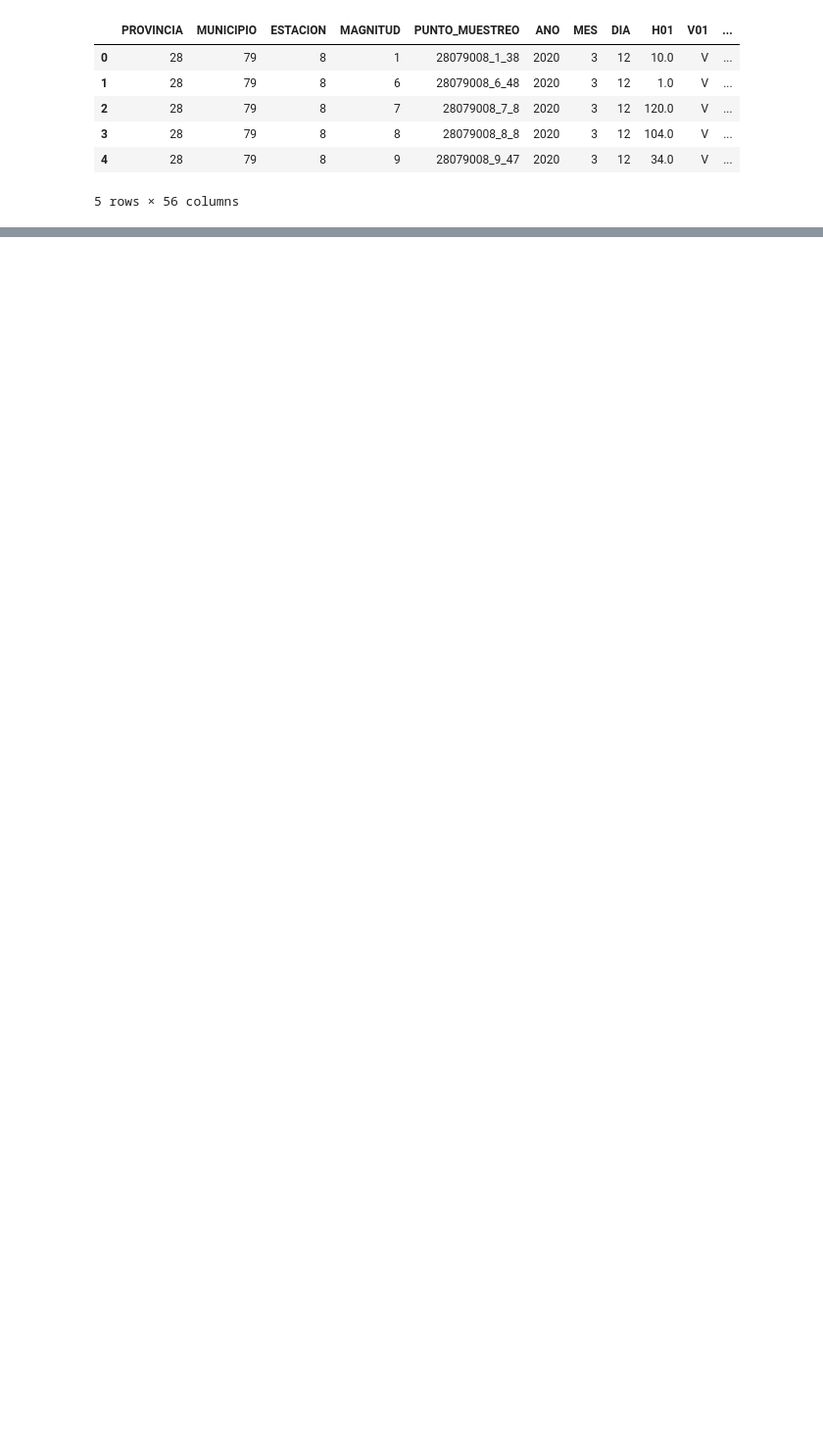
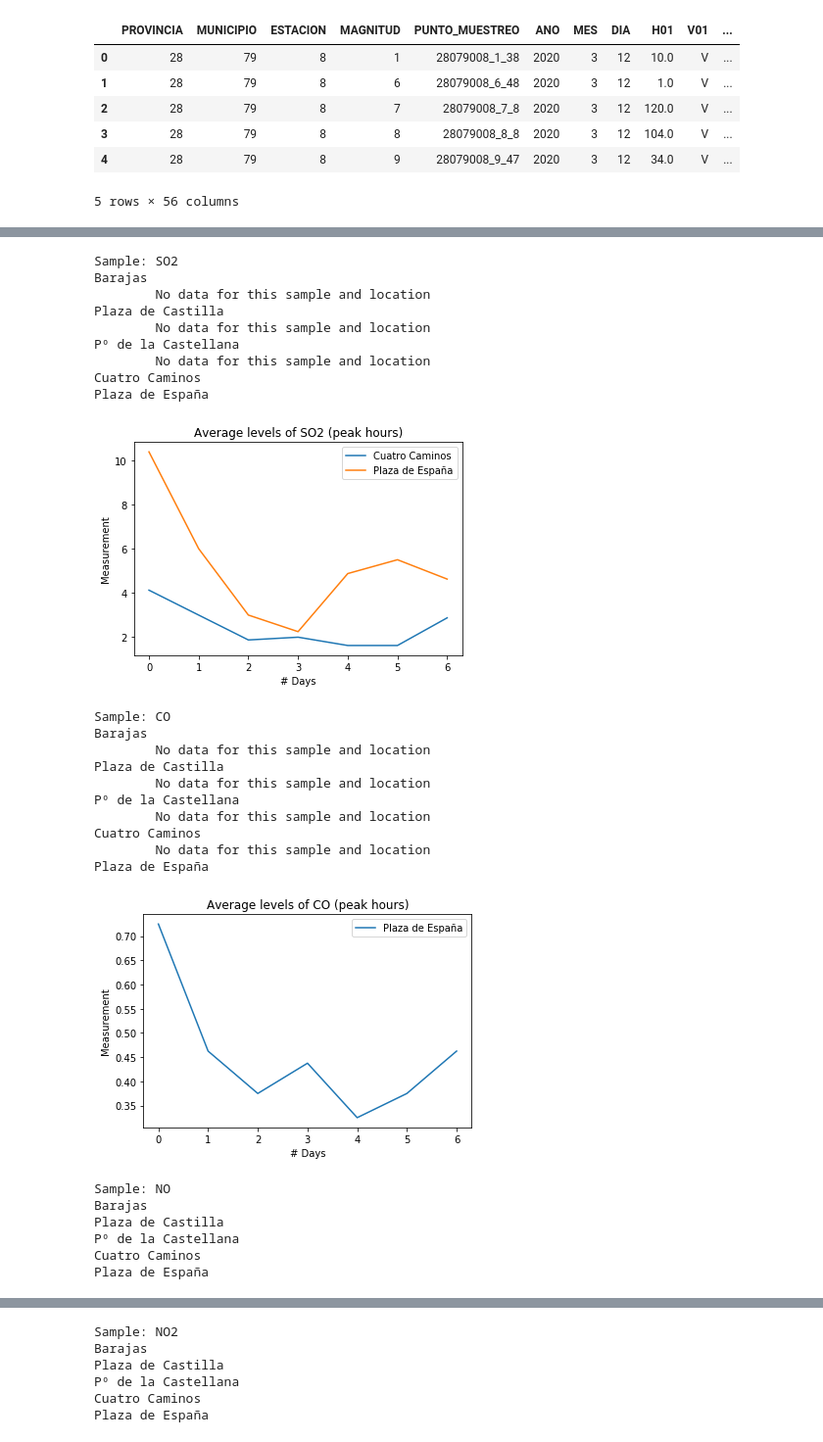
Before and after one commit to ignaciohrdz/madrid-covid19-air-quality, a Jupyter notebook: air_analysis.ipynb, the cells around one changed output, grey strips where cells are left out. Shown at 98% size. Cells and saved outputs as stored; diff of their text form; code cells hidden in the pictures; blank space fills up the shorter version.

```diff
--- a/air_analysis.ipynb
+++ b/air_analysis.ipynb
@@ -161 +170,59 @@ Plaza de España
 ... (3 outputs left out)
+# %%
+# Plotting the average value for each day DURING PEAK TIMES
+
+for m_code,m_name in measurements.items():
+    days = []
+    print('\n\nSample: ' + m_name)
+    for code, location in check_places.items():
+        print(location)
+        df = all_data.loc[(all_data['MAGNITUD']==m_code) & (all_data['PUNTO_MUESTREO'].str.contains(code))].copy()
+        df.sort_values(['MES','DIA'])
+        df = df.reset_index()
+        df['NUMDIA'] = df.index
+
+        if df.shape[0] != 0:
+            all_times = df[check_times_peak].copy()
+            for t in check_times_peak:
+                all_times[t] = pd.to_numeric(all_times[t])
+            all_times['MEDIO'] = all_times.mean(axis=1)
+            plt.plot(df['NUMDIA'],all_times['MEDIO'])
+            days.append(location)
+        else:
+            print('\tNo data for this sample and location')
+
+    if len(days)>0:
+        plt.legend(days)
+        plt.xticks(df['NUMDIA'])
+        plt.xlabel('# Days')
+        plt.ylabel('Measurement')
+        plt.title('Average levels of ' + m_name + ' (peak hours)')
+        plt.show()
+# %% [output]
+Sample: SO2
+Barajas
+        No data for this sample and location
+Plaza de Castilla
+        No data for this sample and location
+Pº de la Castellana
+        No data for this sample and location
+Cuatro Caminos
+Plaza de España
+[figure, added]
+Sample: CO
+Barajas
+        No data for this sample and location
+Plaza de Castilla
+        No data for this sample and location
+Pº de la Castellana
+        No data for this sample and location
+Cuatro Caminos
+        No data for this sample and location
+Plaza de España
+[figure, added]
+Sample: NO
+Barajas
+Plaza de Castilla
+Pº de la Castellana
+Cuatro Caminos
+Plaza de España
@@ -161,0 +230,6 @@ Plaza de España
+Sample: NO2
+Barajas
+Plaza de Castilla
+Pº de la Castellana
+Cuatro Caminos
+Plaza de España
```
Also changed, not shown: parts of 5 cells of this notebook, 2 other files.
